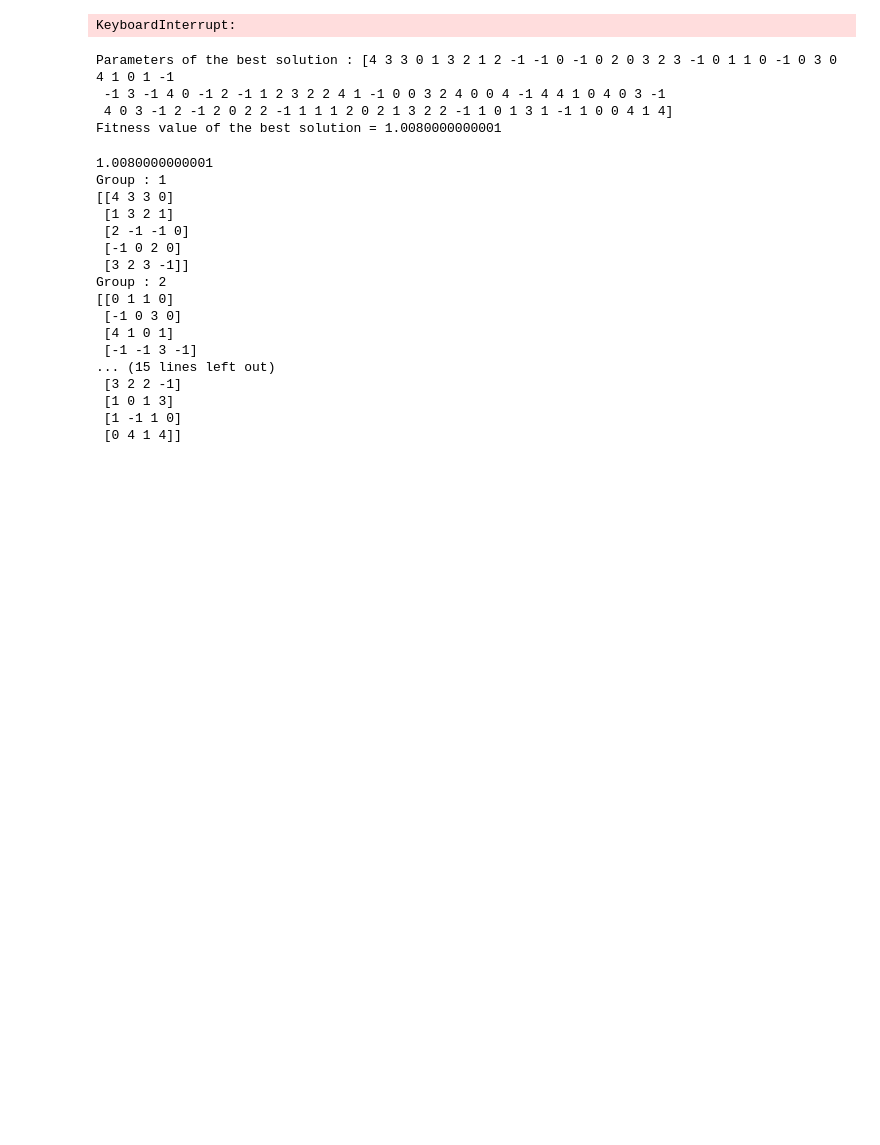
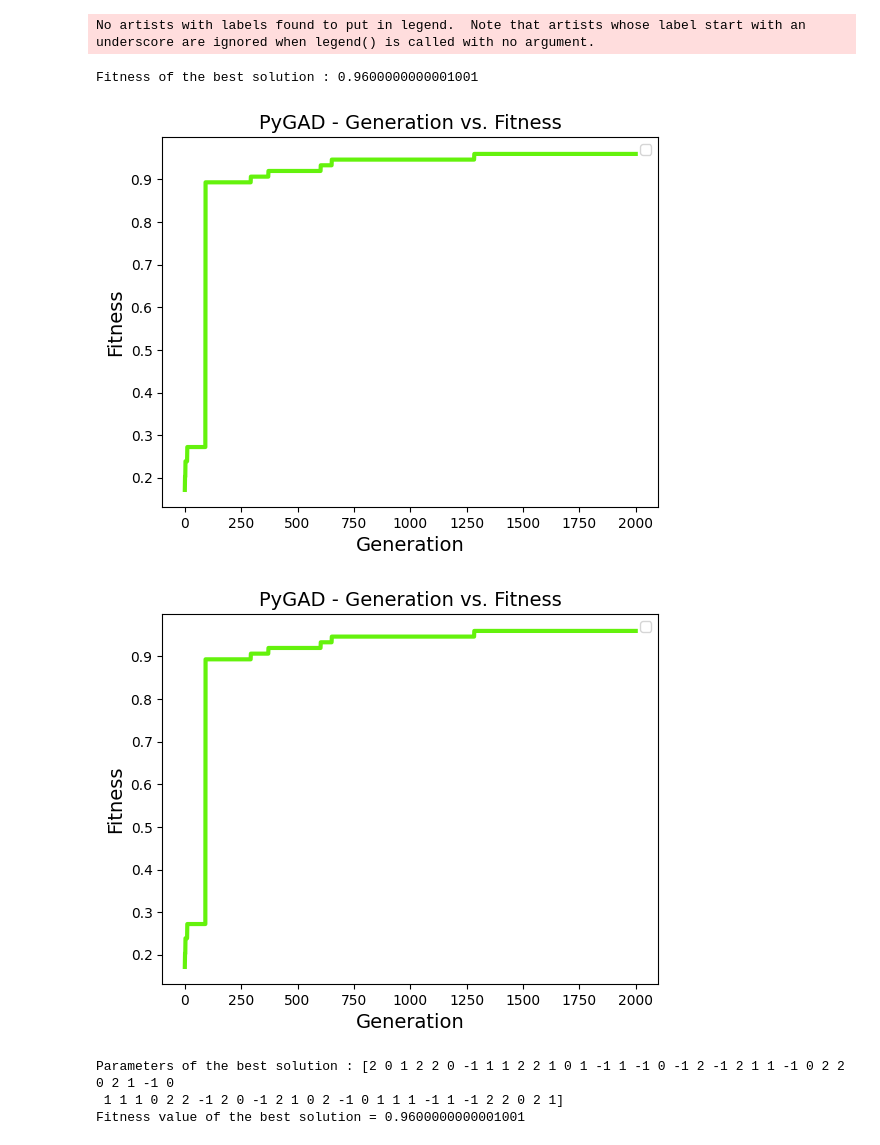
Before and after one commit to AmineF0/school_timetable_generator, a Jupyter notebook: v0.0/src/main.ipynb, the cells around one changed output. Drawn from its saved outputs; the diff is of its cells as text; code cells hidden in the pictures; blank space fills up the shorter version.

Commit message:
last version ( see readme for summary )

```diff
--- a/v0.0/src/main.ipynb
+++ b/v0.0/src/main.ipynb
@@ -4,14 +4,14 @@ import numpy as np
 timetable_constraints = {
   "nbr_of_days": 5,
   "nbr_of_periods_per_day": 4,
-  "nbr_of_subjects": 5,
-  "nbr_of_groups": 5,
-  "periods_by_subject": [4, 4, 4, 2, 2],
-  "subject_names": ["Maths", "Français", "Anglais", "SVT", "PC"],
-  "group_names": ["Groupe 1", "Groupe 2", "Gr 3", "Gr 4", "Gr 5"],
+  "nbr_of_subjects": 3,
+  "nbr_of_groups": 3,
+  "periods_by_subject": [4, 6, 6],
+  "subject_names": ["Maths", "Français", "Anglais"],
+  "group_names": ["Groupe 1", "Groupe 2", "Group 3"],
   "preferences":{
-    "total_count": 8,
-    "morning_classes": [0, 3, 4],
+    "total_count": 15,
+    "morning_classes": [0],
   }
 }
 # %%
@@ -51,7 +51,7 @@ class Timetable:
       respected_constraints += np.sum(subject_periods_in_table == self.constraints["periods_by_subject"])
       total_constraints += self.constraints["nbr_of_subjects"]
 
-    score = 0.6*respected_constraints/total_constraints if respected_constraints < total_constraints else 0.8
+    score = 0.3*respected_constraints/total_constraints if respected_constraints < total_constraints else 0.8
 
     bonus = 0
     # check if the morning classes constraint is respected
@@ -63,7 +63,7 @@ class Timetable:
             bonus += 1
             break
 
-    score += 0.2*bonus / self.constraints["preferences"]["total_count"]
+    score += (0.2 if respected_constraints == total_constraints else 0.01) * bonus / self.constraints["preferences"]["total_count"]
 
     return score + 0.0000000000001
 
@@ -87,10 +87,10 @@ def fitness_func(ga_instance, solution, solution_idx):
 # %%
 fitness_function = fitness_func
 
-num_generations = 1000
-num_parents_mating = 10
+num_generations = 2000
+num_parents_mating = 50
 
-sol_per_pop = 100
+sol_per_pop = 200
 gene_space = [
               {
                 "low" : -1,
@@ -102,7 +102,7 @@ gene_space = [
 num_genes = timetable_constraints["nbr_of_days"] * timetable_constraints["nbr_of_periods_per_day"] * timetable_constraints["nbr_of_groups"]
 gene_type = [int for _ in range(num_genes)]
 
-parent_selection_type = "sus"
+parent_selection_type = "sss"
 keep_parents = 1
 
 crossover_type = "single_point"
@@ -112,29 +112,37 @@ mutation_percent_genes = 10
 # %%
 from tqdm import tqdm
 progress_bar = tqdm(total=num_generations, bar_format='{l_bar}{bar:20}{r_bar}{bar:-10b}')
 
 def on_gen(ga_instance):
     progress_bar.update(1)
     progress_bar.set_description_str("Fitness={fitness:.4f}\t".format(fitness=ga_instance.best_solution()[1]))
     # print("Fitness of the best solution :", ga_instance.best_solution()[1])
+
+def on_stop(ga_instance, last_generation_fitness):
+    progress_bar.close()
+    print("Fitness of the best solution :", ga_instance.best_solution()[1])
 
 ga_instance = pygad.GA(num_generations=num_generations,
                        on_generation=on_gen,
                        num_parents_mating=num_parents_mating,
                        fitness_func=fitness_function,
                        sol_per_pop=sol_per_pop,
                        gene_space=gene_space,
                        parent_selection_type=parent_selection_type,
                        keep_parents=keep_parents,
                        crossover_type=crossover_type,
                        mutation_type=mutation_type,
                        mutation_percent_genes=mutation_percent_genes,
                       #  mutation_probability=[0.5, 0.1],
                        gene_type=gene_type,
-                       num_genes=num_genes
+                       num_genes=num_genes,
+                       on_stop=on_stop
                       )
 
 ga_instance.run()
 ga_instance.plot_fitness()
 # %% [output]
-KeyboardInterrupt:
+No artists with labels found to put in legend.  Note that artists whose label start with an underscore are ignored when legend() is called with no argument.
+Fitness of the best solution : 0.9600000000001001
+[figure, added]
+[figure, added]
@@ -143,28 +153,8 @@ solution, solution_fitness, solution_idx = ga_instance.best_solution()
 print("Parameters of the best solution : {solution}".format(solution=solution))
 print("Fitness value of the best solution = {solution_fitness}".format(solution_fitness=solution_fitness))
 # %% [output]
-Parameters of the best solution : [4 3 3 0 1 3 2 1 2 -1 -1 0 -1 0 2 0 3 2 3 -1 0 1 1 0 -1 0 3 0 4 1 0 1 -1
- -1 3 -1 4 0 -1 2 -1 1 2 3 2 2 4 1 -1 0 0 3 2 4 0 0 4 -1 4 4 1 0 4 0 3 -1
- 4 0 3 -1 2 -1 2 0 2 2 -1 1 1 1 2 0 2 1 3 2 2 -1 1 0 1 3 1 -1 1 0 0 4 1 4]
-Fitness value of the best solution = 1.0080000000001
+Parameters of the best solution : [2 0 1 2 2 0 -1 1 1 2 2 1 0 1 -1 1 -1 0 -1 2 -1 2 1 1 -1 0 2 2 0 2 1 -1 0
+ 1 1 1 0 2 2 -1 2 0 -1 2 1 0 2 -1 0 1 1 1 -1 1 -1 2 2 0 2 1]
+Fitness value of the best solution = 0.9600000000001001
 # %%
 timetable = Timetable(solution, timetable_constraints)
-timetable.print()
-# %% [output]
-1.0080000000001
-Group : 1
-[[4 3 3 0]
- [1 3 2 1]
- [2 -1 -1 0]
- [-1 0 2 0]
- [3 2 3 -1]]
-Group : 2
-[[0 1 1 0]
- [-1 0 3 0]
- [4 1 0 1]
- [-1 -1 3 -1]
-... (15 lines left out)
- [3 2 2 -1]
- [1 0 1 3]
- [1 -1 1 0]
- [0 4 1 4]]
```
Also changed, not shown: parts of 2 cells of this notebook, 23 other files.
